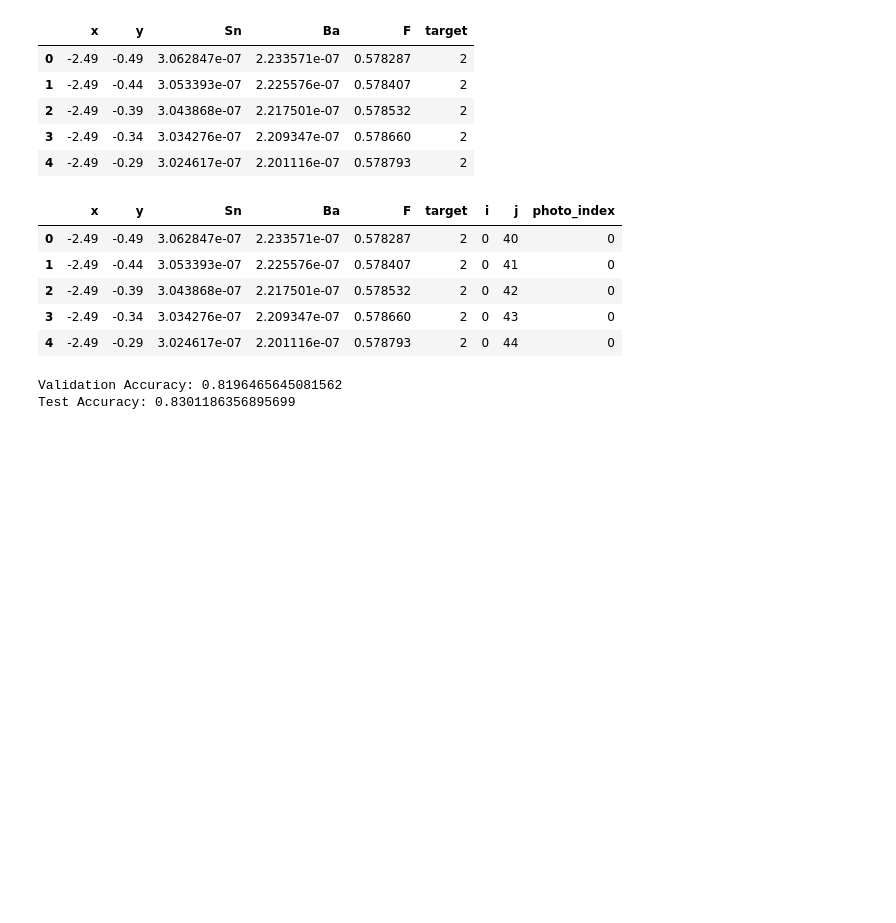
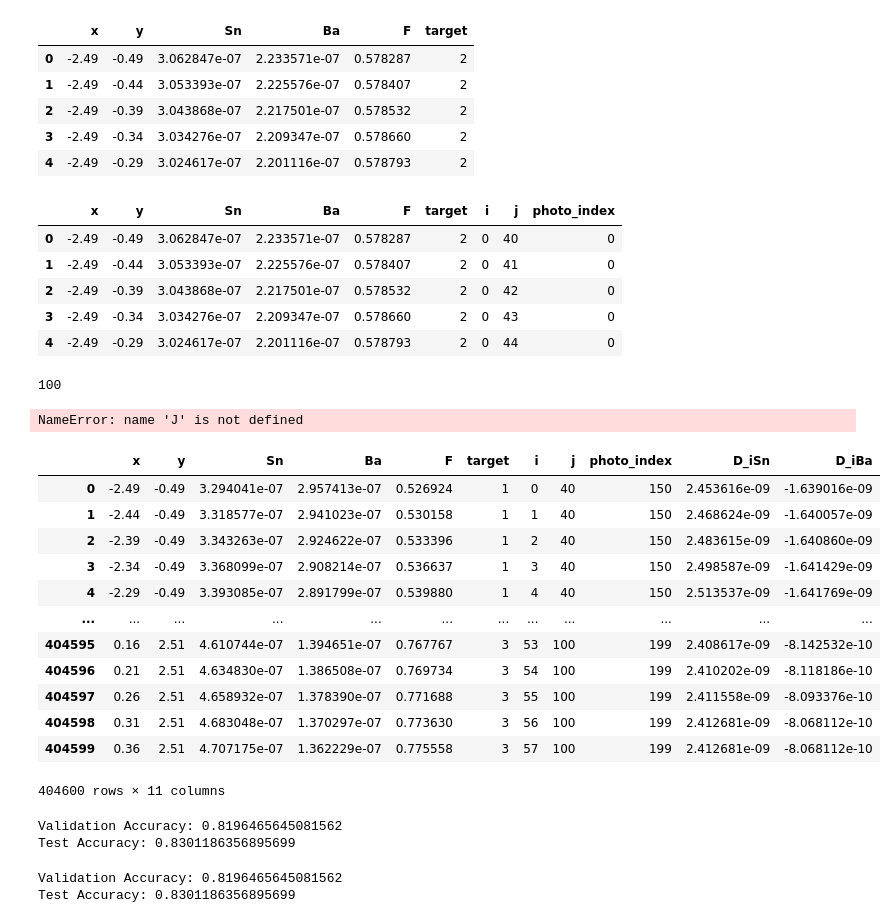
Before and after one commit to Karthik1000/Project_in_Data_Science, a Jupyter notebook: Project_DS_Data_Khang.ipynb, the cells around one changed output. Drawn from its saved outputs; the diff is of its cells as text; code cells hidden in the pictures; blank space fills up the shorter version.

```diff
--- a/Project_DS_Data_Khang.ipynb
+++ b/Project_DS_Data_Khang.ipynb
@@ -423,3 +400,24 @@ train_df.head()
 | 2 | -2.49 | -0.39 | 3.043868e-07 | 2.217501e-07 | 0.578532 | 2 | 0 | 42 | 0 |
 | 3 | -2.49 | -0.34 | 3.034276e-07 | 2.209347e-07 | 0.578660 | 2 | 0 | 43 | 0 |
 | 4 | -2.49 | -0.29 | 3.024617e-07 | 2.201116e-07 | 0.578793 | 2 | 0 | 44 | 0 |
+# %%
+max(train_df['j'])
+# %% [output]
+100
+# %%
+# photo_index = 0
+# i = 0
+train_df_draft = train_df[(train_df['photo_index'] == 0) & (train_df['i'] == 0)]
+
+# Initialize a new column 'D_j' with NaN values
+train_df_draft['D_j'] = np.nan
+
+# Calculate the differences
+for j in range(train_df_draft['j'].min(), train_df_draft['j'].max()):
+    # Ensure j and j+1 are within the valid range
+    if (j+1) in train_df_draft['j'].values and j in train_df_draft['j'].values:
+        train_df_draft.loc[train_df_draft['j'] == j, 'D_j'] = train_df_draft.loc[train_df_draft['j'] == (j+1), 'Sn'].values - train_df_draft.loc[train_df_draft['j'] == j, 'Sn'].values
+train_df_draft.loc[train_df_draft['j'] == J, 'D_j'] = train_df_draft.loc[train_df_draft['j'] == (J - 1), 'D_j'].values
+train_df_draft
+# %% [output]
+NameError: name 'J' is not defined
@@ -426,3 +593,51 @@ train_df.head()
+# %%
+val_final_result['D_iSn'].isna().sum()
+test_final_result
+# %% [output]
+|  | x | y | Sn | Ba | F | target | i | j | photo_index | D_iSn | D_iBa |
+| 0 | -2.49 | -0.49 | 3.294041e-07 | 2.957413e-07 | 0.526924 | 1 | 0 | 40 | 150 | 2.453616e-09 | -1.639016e-09 |
+| 1 | -2.44 | -0.49 | 3.318577e-07 | 2.941023e-07 | 0.530158 | 1 | 1 | 40 | 150 | 2.468624e-09 | -1.640057e-09 |
+| 2 | -2.39 | -0.49 | 3.343263e-07 | 2.924622e-07 | 0.533396 | 1 | 2 | 40 | 150 | 2.483615e-09 | -1.640860e-09 |
+| 3 | -2.34 | -0.49 | 3.368099e-07 | 2.908214e-07 | 0.536637 | 1 | 3 | 40 | 150 | 2.498587e-09 | -1.641429e-09 |
+| 4 | -2.29 | -0.49 | 3.393085e-07 | 2.891799e-07 | 0.539880 | 1 | 4 | 40 | 150 | 2.513537e-09 | -1.641769e-09 |
+| ... | ... | ... | ... | ... | ... | ... | ... | ... | ... | ... | ... |
+| 404595 | 0.16 | 2.51 | 4.610744e-07 | 1.394651e-07 | 0.767767 | 3 | 53 | 100 | 199 | 2.408617e-09 | -8.142532e-10 |
+| 404596 | 0.21 | 2.51 | 4.634830e-07 | 1.386508e-07 | 0.769734 | 3 | 54 | 100 | 199 | 2.410202e-09 | -8.118186e-10 |
+| 404597 | 0.26 | 2.51 | 4.658932e-07 | 1.378390e-07 | 0.771688 | 3 | 55 | 100 | 199 | 2.411558e-09 | -8.093376e-10 |
+| 404598 | 0.31 | 2.51 | 4.683048e-07 | 1.370297e-07 | 0.773630 | 3 | 56 | 100 | 199 | 2.412681e-09 | -8.068112e-10 |
+| 404599 | 0.36 | 2.51 | 4.707175e-07 | 1.362229e-07 | 0.775558 | 3 | 57 | 100 | 199 | 2.412681e-09 | -8.068112e-10 |
+404600 rows × 11 columns
+# %%
+# data_train = train_df[[ 'Sn', 'Ba','F']]
+# data_val = val_df[['Sn', 'Ba','F']]
+# data_test = test_df[['Sn', 'Ba','F']]
+
+data_train = train_final_result[[ 'x', 'y','Sn', 'Ba','F','D_iSn','D_iBa']]
+data_val = val_final_result[[ 'x', 'y','Sn', 'Ba','F','D_iSn','D_iBa']]
+data_test = test_final_result[[ 'x', 'y','Sn', 'Ba','F','D_iSn','D_iBa']]
+
+
+label_train = train_final_result[['target']]
+label_val = val_final_result[['target']]
+label_test = test_final_result[['target']]
+
+from sklearn.multioutput import MultiOutputClassifier
+clf = MultiOutputClassifier(LogisticRegression())
+
+
+clf.fit(data_train, label_train)
+
+val_pred = clf.predict(data_val)
+
+val_accuracy = accuracy_score(label_val, val_pred)
+print(f"Validation Accuracy: {val_accuracy}")
+
+test_pred = clf.predict(data_test)
+test_accuracy = accuracy_score(test_pred, label_test)
+print(f"Test Accuracy: {test_accuracy}")
+# %% [output]
+Validation Accuracy: 0.8196465645081562
+Test Accuracy: 0.8301186356895699
 # %%
 # data_train = train_df[[ 'Sn', 'Ba','F']]
 # data_val = val_df[['Sn', 'Ba','F']]
```
Also changed, not shown: parts of 13 cells of this notebook, 1 other file.
